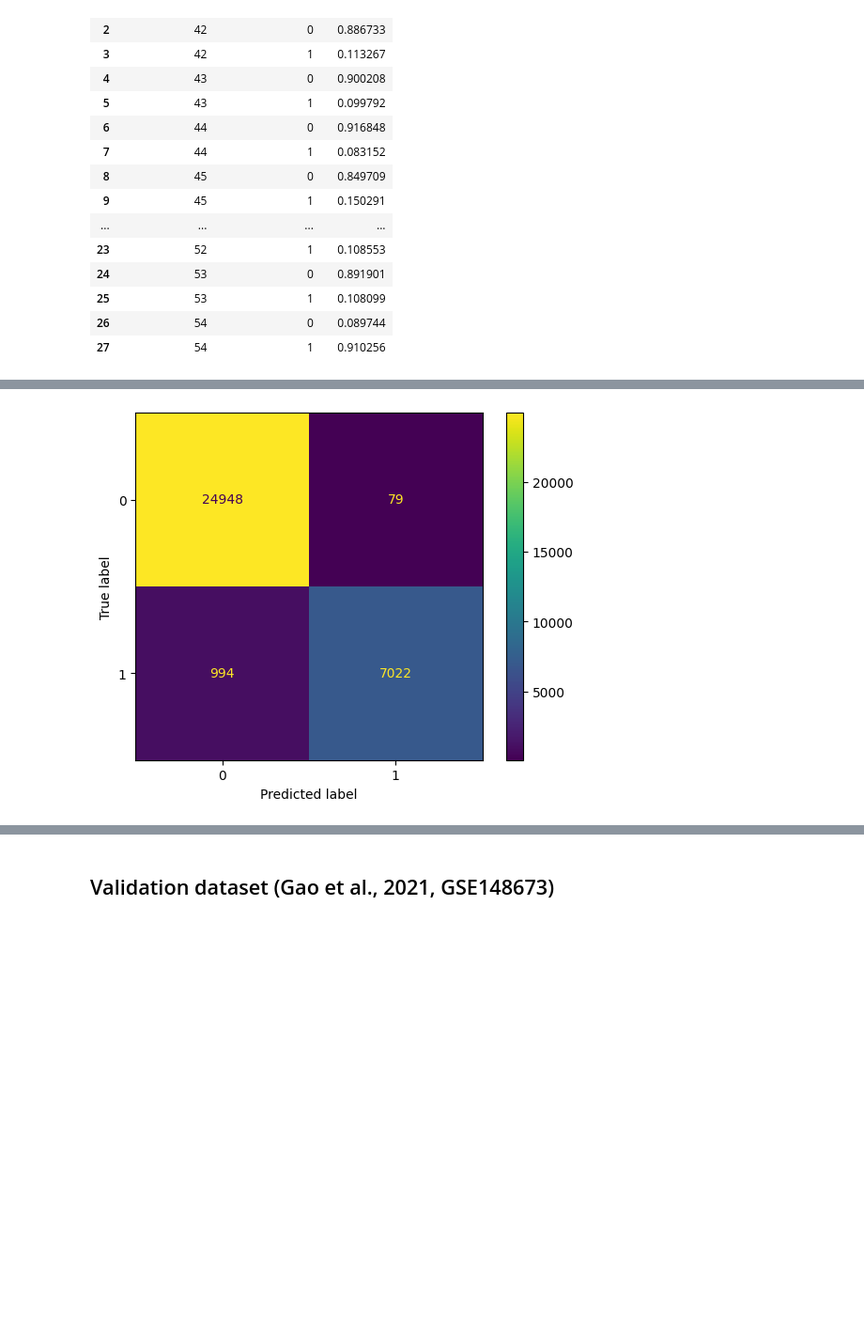
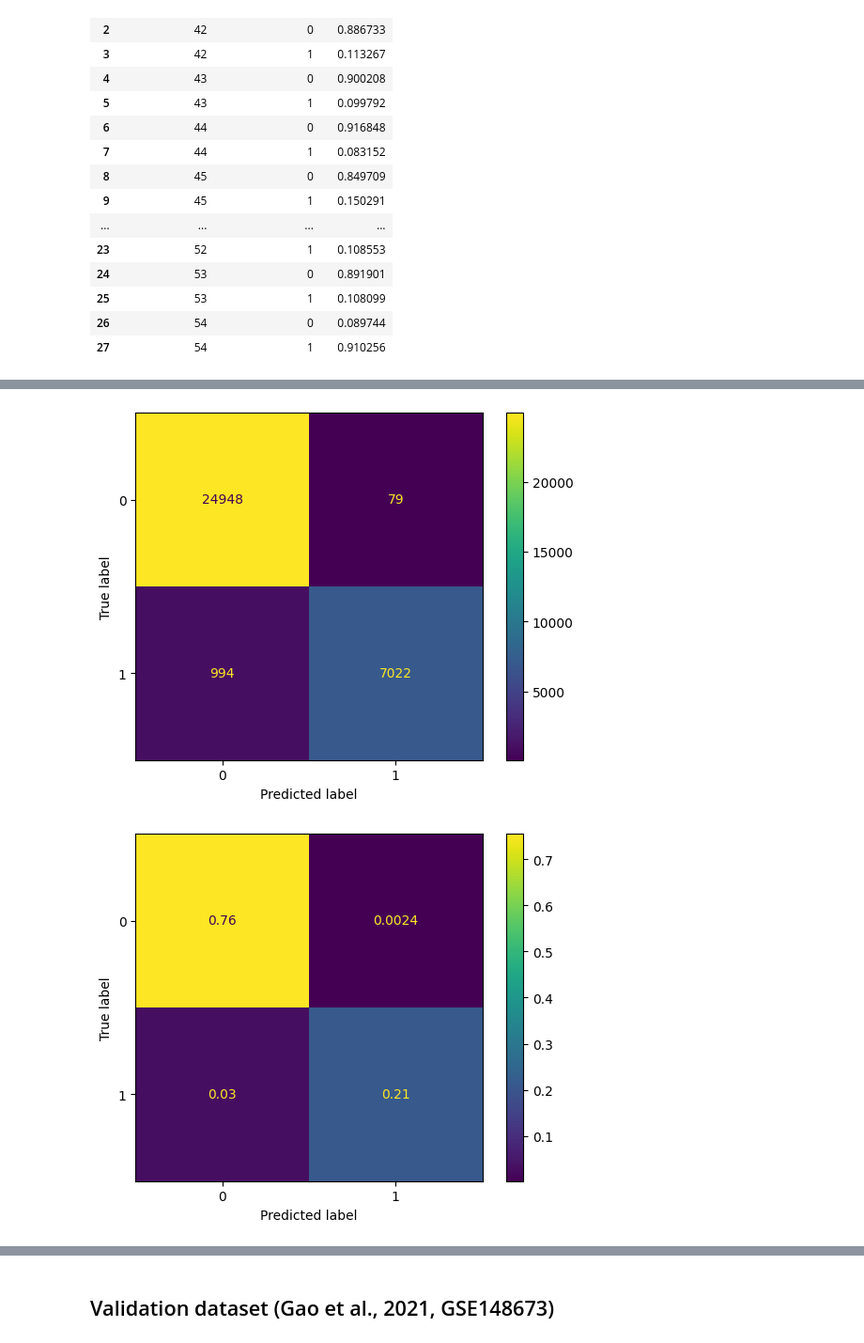
Before and after one commit to b-richins92/Cancer_Prediction_10x, a Jupyter notebook: 0_create_datasets_stats.ipynb, the cells around one changed output, grey strips where cells are left out. Shown at 94% size. Cells and saved outputs as stored; diff of their text form; code cells hidden in the pictures; blank space fills up the shorter version.

```diff
--- a/0_create_datasets_stats.ipynb
+++ b/0_create_datasets_stats.ipynb
@@ -97,21 +121,28 @@ adata_train.obs.groupby('PatientNumber')['orig_cancer_label'].value_counts('orig
 # %%
 # Show discrepancy between original and TISCH labels using confusion matrix
 
 # Load in TISCH metadata
 adata_train_tisch_meta = pd.read_csv('BRCA_EMTAB8107_CellMetainfo_table.tsv', sep='\t', index_col = 0)
 adata_train_tisch_meta['tisch_label'] = np.where(
     adata_train_tisch_meta['Celltype (malignancy)'] == 'Malignant cells', 1, 0)
 
 # Merge original metadata with TISCH metadata
 adata_train_meta_merged = pd.merge(adata_train_tisch_meta, adata_train.obs,
                                    left_index = True, right_index = True, how = 'inner')
 
 # Compare number of matching labels using confusion matrix
 conf_matrix_labels = confusion_matrix(
     adata_train_meta_merged['orig_cancer_label'],
     adata_train_meta_merged['tisch_label'])
 disp = ConfusionMatrixDisplay(confusion_matrix=conf_matrix_labels)
 disp.plot();
-#disp.figure_.savefig('adata_train_confusion.png',dpi=300)
+
+conf_matrix_labels_norm = confusion_matrix(
+    adata_train_meta_merged['orig_cancer_label'],
+    adata_train_meta_merged['tisch_label'],
+    normalize = 'all')
+disp = ConfusionMatrixDisplay(confusion_matrix=conf_matrix_labels_norm)
+disp.plot();
 # %% [output]
 [figure]
+[figure, added]
```
Also changed, not shown: parts of 15 cells of this notebook.
